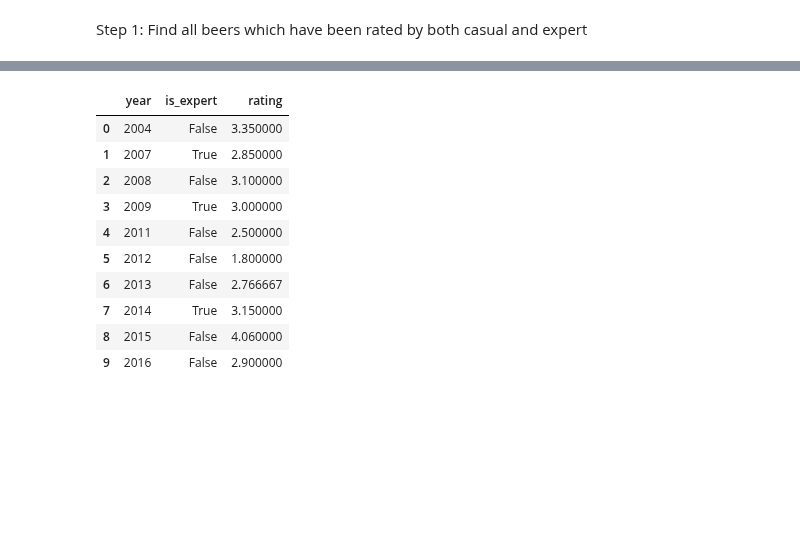
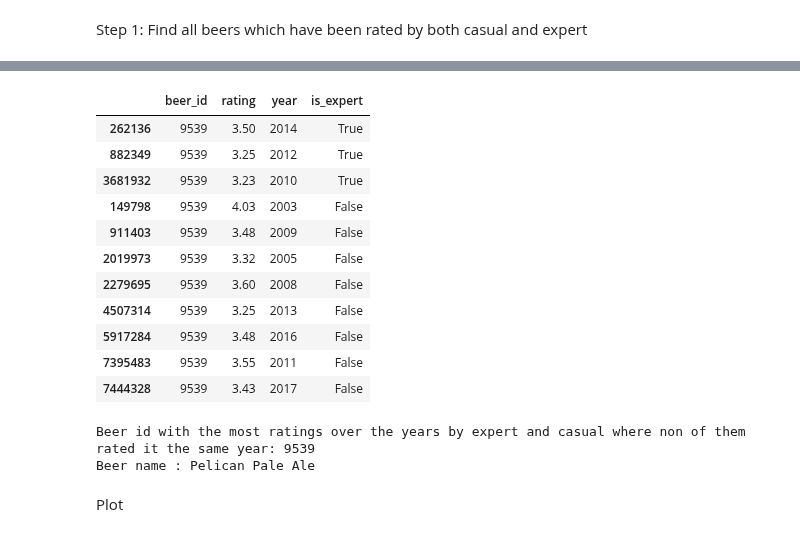
Before and after one commit to epfl-ada/ada-2023-project-remontada, a Jupyter notebook: code/main_yannis.ipynb, the cells around one changed output, grey strips where cells are left out. Saved outputs shown, nothing was run; the diff lists cells and outputs as text; code cells hidden in the pictures; blank space fills up the shorter version.

```diff
--- a/code/main_yannis.ipynb
+++ b/code/main_yannis.ipynb
@@ -408,17 +308,36 @@ Plot rating of beer 'Mocha Java Double Brown' and 'DirtWolf' by casual and exper
+# %%
+# Group by 'beer_id' and count the unique number of years
+beer_years_count = beer_rated_by_expert_casual_different_year.groupby('beer_id')['year'].nunique()
+
+# Find the beer_id with the maximum number of unique years
+most_rated_beer_id = beer_years_count.idxmax()
+
+beer_rated_by_expert_casual_different_year[beer_rated_by_expert_casual_different_year['beer_id'] == most_rated_beer_id]
+# %% [output]
+|  | beer_id | rating | year | is_expert |
+| 262136 | 9539 | 3.50 | 2014 | True |
+| 882349 | 9539 | 3.25 | 2012 | True |
+| 3681932 | 9539 | 3.23 | 2010 | True |
+| 149798 | 9539 | 4.03 | 2003 | False |
+| 911403 | 9539 | 3.48 | 2009 | False |
+| 2019973 | 9539 | 3.32 | 2005 | False |
+| 2279695 | 9539 | 3.60 | 2008 | False |
+| 4507314 | 9539 | 3.25 | 2013 | False |
+| 5917284 | 9539 | 3.48 | 2016 | False |
+| 7395483 | 9539 | 3.55 | 2011 | False |
+| 7444328 | 9539 | 3.43 | 2017 | False |
+# %%
+most_rated_beer_name = df_ratings_stat[df_ratings_stat['beer_id'] == most_rated_beer_id].iloc[0][0]
+# Display the result
+print(f'Beer id with the most ratings over the years by expert and casual where non of them rated it the same year: {most_rated_beer_id}')
+print(f'Beer name : {most_rated_beer_name}')
+# %% [output]
+Beer id with the most ratings over the years by expert and casual where non of them rated it the same year: 9539
+Beer name : Pelican Pale Ale
+# %% [markdown]
+Plot
 # %%
-df_max_expert_beer = result_expert_casual_filtered[result_expert_casual_filtered['beer_id'] == max_expert_beer].groupby(['year', 'is_expert'])['rating'].mean().reset_index()
-df_max_expert_beer
+df_most_rated_beer = beer_rated_by_expert_casual_different_year[beer_rated_by_expert_casual_different_year['beer_id'] == most_rated_beer_id].groupby(['year', 'is_expert'])['rating'].mean().reset_index()
+df_most_rated_beer.sort_values(by='year', inplace=True)
-# %% [output]
-|  | year | is_expert | rating |
-| 0 | 2004 | False | 3.350000 |
-| 1 | 2007 | True | 2.850000 |
-| 2 | 2008 | False | 3.100000 |
-| 3 | 2009 | True | 3.000000 |
-| 4 | 2011 | False | 2.500000 |
-| 5 | 2012 | False | 1.800000 |
-| 6 | 2013 | False | 2.766667 |
-| 7 | 2014 | True | 3.150000 |
-| 8 | 2015 | False | 4.060000 |
-| 9 | 2016 | False | 2.900000 |
 # %%
 sns.set(style="whitegrid")
```
Also changed, not shown: parts of 34 cells of this notebook, 1 other file.
